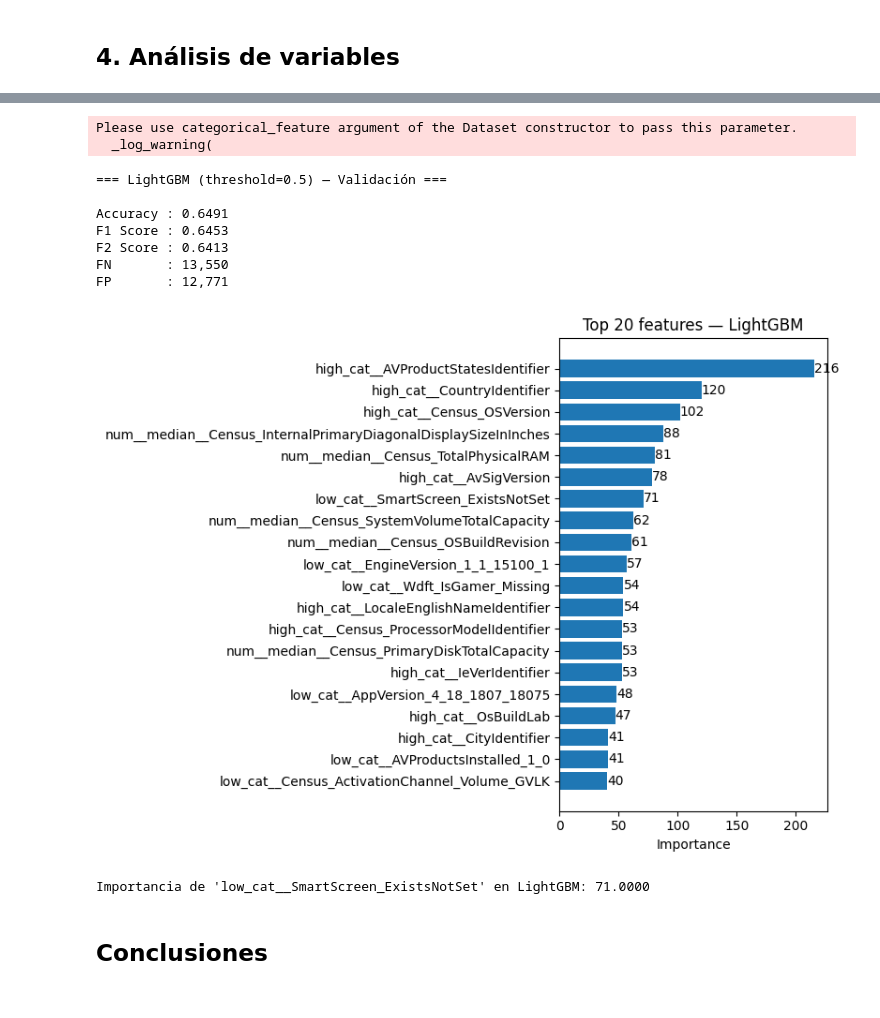
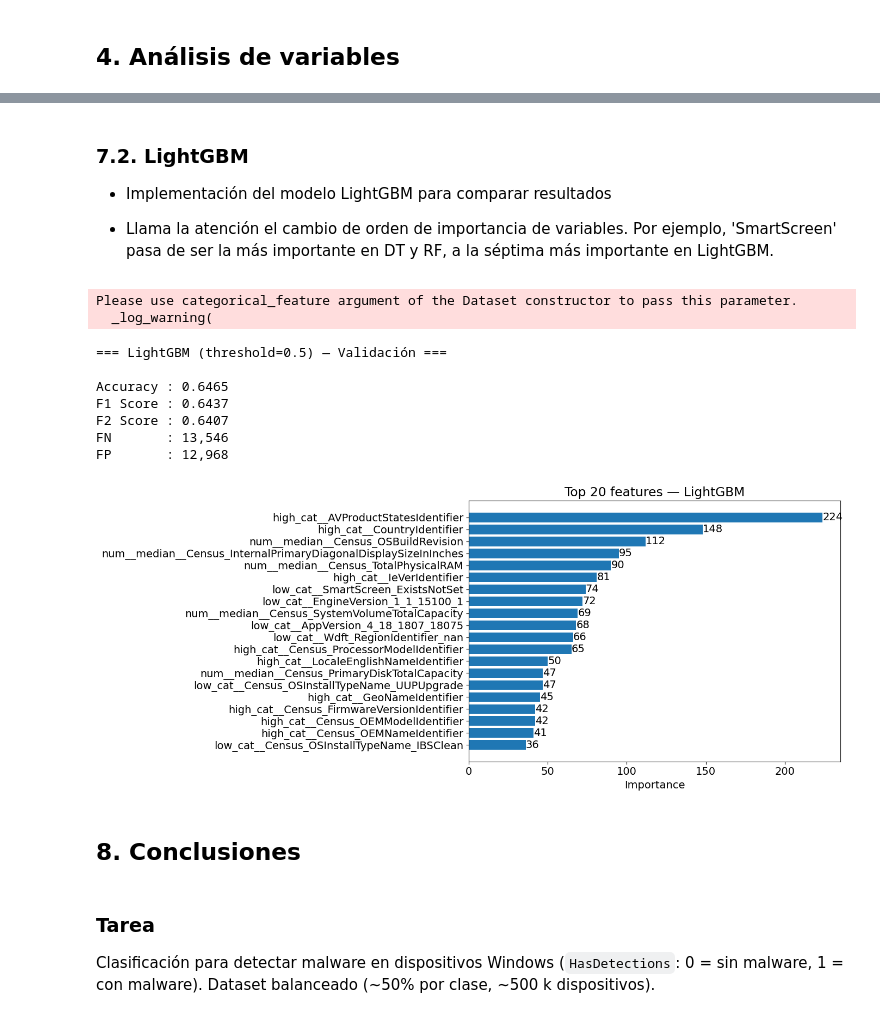
Before and after one commit to Ehunankakoa/nuclio-datascience_AI, a Jupyter notebook: Entregable_2/Entregable_2_v2_grupo4_dtBest_pending.ipynb, the cells around one changed output, grey strips where cells are left out. Saved outputs shown, nothing was run; the diff lists cells and outputs as text; code cells hidden in the pictures.

```diff
--- a/Entregable_2/Entregable_2_v2_grupo4_dtBest_pending.ipynb
+++ b/Entregable_2/Entregable_2_v2_grupo4_dtBest_pending.ipynb
@@ -1429,0 +1423,8 @@ print(f"{len(unused)} unused features")
+# %%
+# Then extract the column lists
+numeric_cols2 = list(inspector1.numeric_cols)
+categorical_cols2 = list(inspector1.object_cols) + list(inspector1.category_cols)
+categorical_cols2.remove(target)
+
+high_cardinality_cols2 = list(inspector1.high_cardinality_cols)
+low_cardinality_cols2 = list(set(categorical_cols2) - set(high_cardinality_cols2))
@@ -1429,0 +1433,14 @@ print(f"{len(unused)} unused features")
+# %%
+preprocessor2 = ColumnTransformer(
+    transformers = [
+
+        ("num", numeric_pipeline, numeric_cols2),
+
+        ("low_cat", low_cardinality_pipeline, low_cardinality_cols2),
+
+        ("high_cat", high_cardinality_pipeline, high_cardinality_cols2)
+    ],
+    remainder="drop",
+    n_jobs=1
+
+)
@@ -1606,7 +1868,7 @@ Threshold      Accuracy         F1         F2         FN         FP
 # %%
 Random_Forest_model_pipeline = Pipeline([
 
-    ("preprocessing", preprocessor),
+    ("preprocessing", preprocessor2),
 
     ("model", RandomForestClassifier(
         n_estimators=200,
@@ -1893,15 +1979,0 @@ Verdaderos Positivos  (TP): 25,437
-# %%
-# Exploración de max_depth manteniendo el resto de parámetros del mejor modelo
-best_params = rf_search.best_params_.copy()
-
-print(f"{'max_depth':<12} {'Accuracy':>10} {'F1':>10} {'F2':>10} {'FN':>10}")
-print("-" * 55)
-
-for depth in [10, 15, 20, 25, None]:
-    params = {**best_params, 'max_depth': depth}
-    rf = RandomForestClassifier(**params, random_state=42, n_jobs=-1)
-    rf.fit(X_train_transformed, y_train)
-    y_pred = rf.predict(X_val_transformed)
-    cm = confusion_matrix(y_val, y_pred)
-    fn = cm[1, 0]
-    print(f"{str(depth):<12} {accuracy_score(y_val, y_pred):>10.4f} {f1_score(y_val, y_pred):>10.4f} {fbeta_score(y_val, y_pred, beta=2):>10.4f} {fn:>10,}")
@@ -1996,3 +2171,9 @@ RF tuneado + FE (threshold=0.45)        0.6178     0.6749     0.7400      7,870
+# %% [markdown]
+### 7.2. LightGBM
+
+- Implementación del modelo LightGBM para comparar resultados
+
+- Llama la atención el cambio de orden de importancia de variables. Por ejemplo, 'SmartScreen' pasa de ser la más importante en DT y RF, a la séptima más importante en LightGBM.
 # %%
 import re
 
@@ -2023,7 +2204,7 @@ lgbm = LGBMClassifier(
 )
 
 lgbm_pipe = Pipeline([
-    ("preprocessing", preprocessor),
+    ("preprocessing", preprocessor2),
     ("clean_names", CleanFeatureNames()),
     ("model", lgbm)
 ])
@@ -2038,7 +2219,7 @@ f1_lgbm  = f1_score(y_test, y_pred_lgbm)
 f2_lgbm  = fbeta_score(y_test, y_pred_lgbm, beta=2)
 cm_lgbm  = confusion_matrix(y_test, y_pred_lgbm)
 
-print("=== LightGBM (threshold=0.5) — Validación ===\n")
+print("=== LightGBM (threshold=0.5) — Test ===\n")
 print(f"Accuracy : {acc_lgbm:.4f}")
 print(f"F1 Score : {f1_lgbm:.4f}")
 print(f"F2 Score : {f2_lgbm:.4f}")
@@ -2061,48 +2242,42 @@ fi_lgbm = pd.Series(
 ).sort_values(ascending=False)
 
 
 top_n = 20
 fi_top = fi_lgbm.head(top_n)
 
-fig, ax = plt.subplots(figsize=(8,6))
+fig, ax = plt.subplots(figsize=(14,6))
 
 ax.barh(fi_top.index[::-1], fi_top.values[::-1])
 
 for i, v in enumerate(fi_top.values[::-1]):
     ax.text(v, i, f"{v:.0f}", va="center")
 
 ax.set_title(f"Top {top_n} features — LightGBM")
 ax.set_xlabel("Importance")
 
 plt.tight_layout()
 plt.show()
 
 
 # Comparativa con el mejor RF
 # print("\n=== Comparativa ===\n")
 # print(f"{'Modelo':<35} {'Accuracy':>10} {'F1':>10} {'F2':>10} {'FN':>10}")
 # print("-" * 78)
 # print(f"{'RF tuneado + FE (0.45)':<35} {0.6206:>10.4f} {0.6734:>10.4f} {f2_final:>10.4f} {8290:>10,}")
 # print(f"{'LightGBM (0.5)':<35} {acc_lgbm:>10.4f} {f1_lgbm:>10.4f} {f2_lgbm:>10.4f} {cm_lgbm[1,0]:>10,}")
 # %% [output]
 Please use categorical_feature argument of the Dataset constructor to pass this parameter.
   _log_warning(
 === LightGBM (threshold=0.5) — Validación ===
 
-Accuracy : 0.6491
-F1 Score : 0.6453
-F2 Score : 0.6413
-FN       : 13,550
-FP       : 12,771
+Accuracy : 0.6465
+F1 Score : 0.6437
+F2 Score : 0.6407
+FN       : 13,546
+FP       : 12,968
-[figure, old version]
+[figure, new version]
-# %%
-X_train_trans = lgbm_pipe.named_steps["preprocessing"].transform(X_train)
-
-#print(X_train_trans.columns)
-
-Columnname = 'low_cat__SmartScreen_ExistsNotSet'
-print(f"Importancia de '{Columnname}' en LightGBM: {fi_lgbm[Columnname]:.4f}")
-# %% [output]
-Importancia de 'low_cat__SmartScreen_ExistsNotSet' en LightGBM: 71.0000
 # %% [markdown]
-## Conclusiones
+## 8. Conclusiones
+# %% [markdown]
+### Tarea
+Clasificación para detectar malware en dispositivos Windows (`HasDetections`: 0 = sin malware, 1 = con malware). Dataset balanceado (~50% por clase, ~500 k dispositivos).
```
Also changed, not shown: parts of 132 cells of this notebook, 1 other file.
